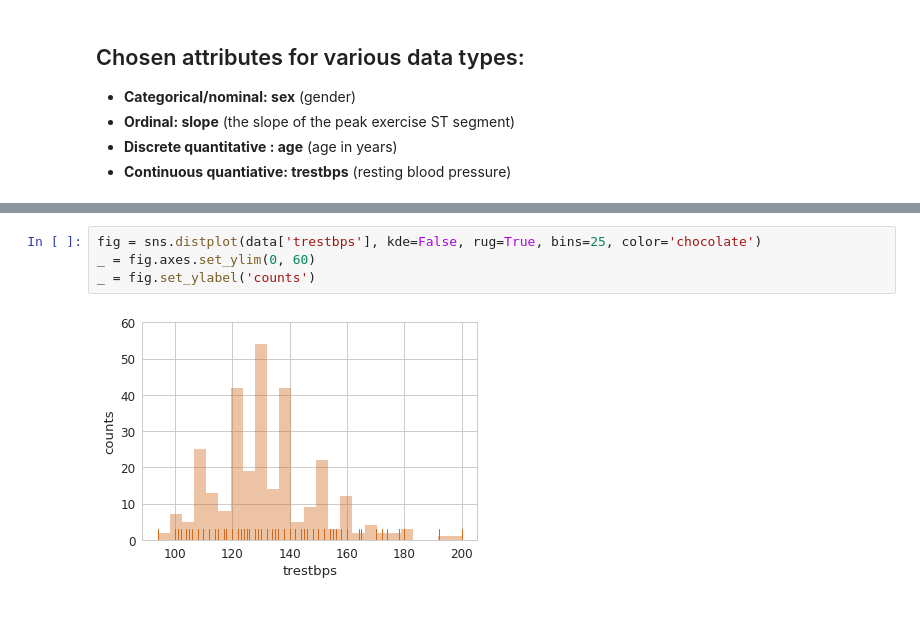
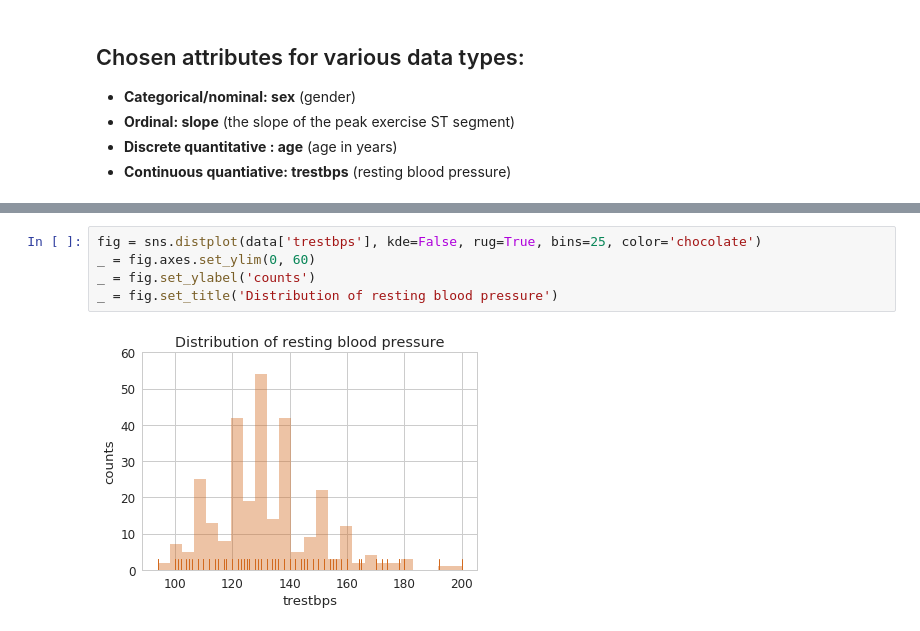
Before and after one commit to Nilabhra/jacobs_da_2017, a Jupyter notebook: assignment_1/assignment1.ipynb, the cells around one changed output, grey strips where cells are left out. Drawn from its saved outputs; the diff is of its cells as text.

```diff
--- a/assignment_1/assignment1.ipynb
+++ b/assignment_1/assignment1.ipynb
@@ -83,6 +86,7 @@ _ = fig.set_ylabel('counts')
 # %%
 fig = sns.distplot(data['trestbps'], kde=False, rug=True, bins=25, color='chocolate')
 _ = fig.axes.set_ylim(0, 60)
 _ = fig.set_ylabel('counts')
+_ = fig.set_title('Distribution of resting blood pressure')
 # %% [output]
-[figure, old version]
+[figure, new version]
```
Also changed, not shown: parts of 3 cells of this notebook.
